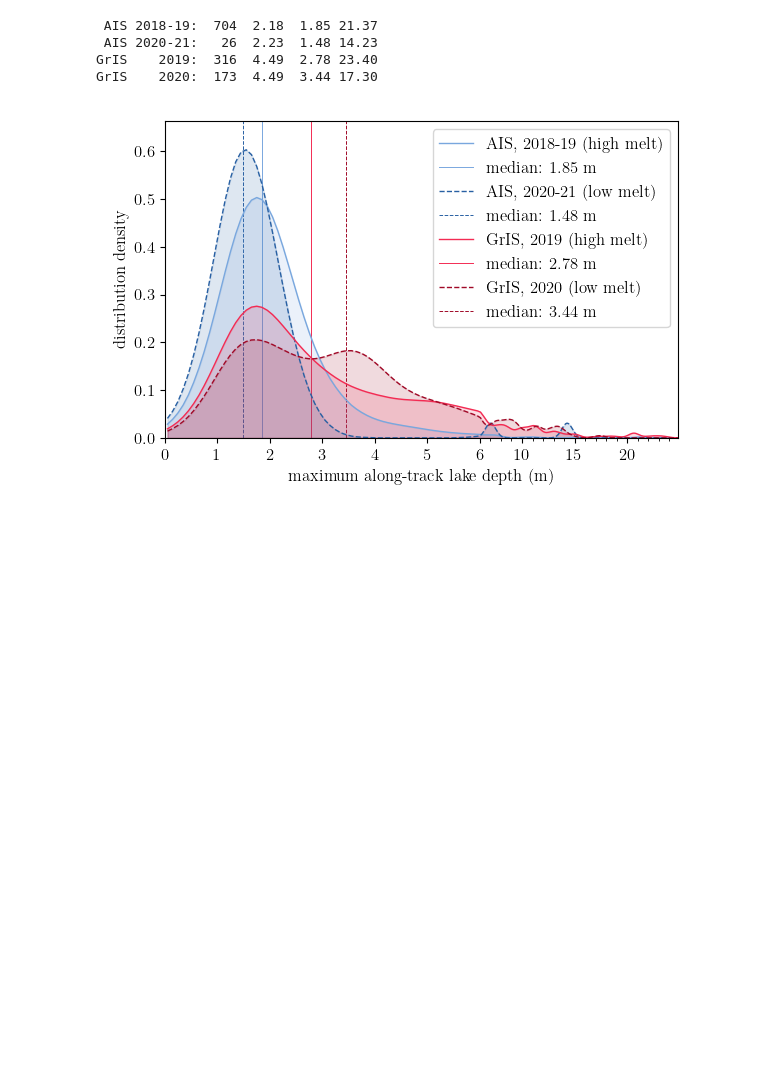
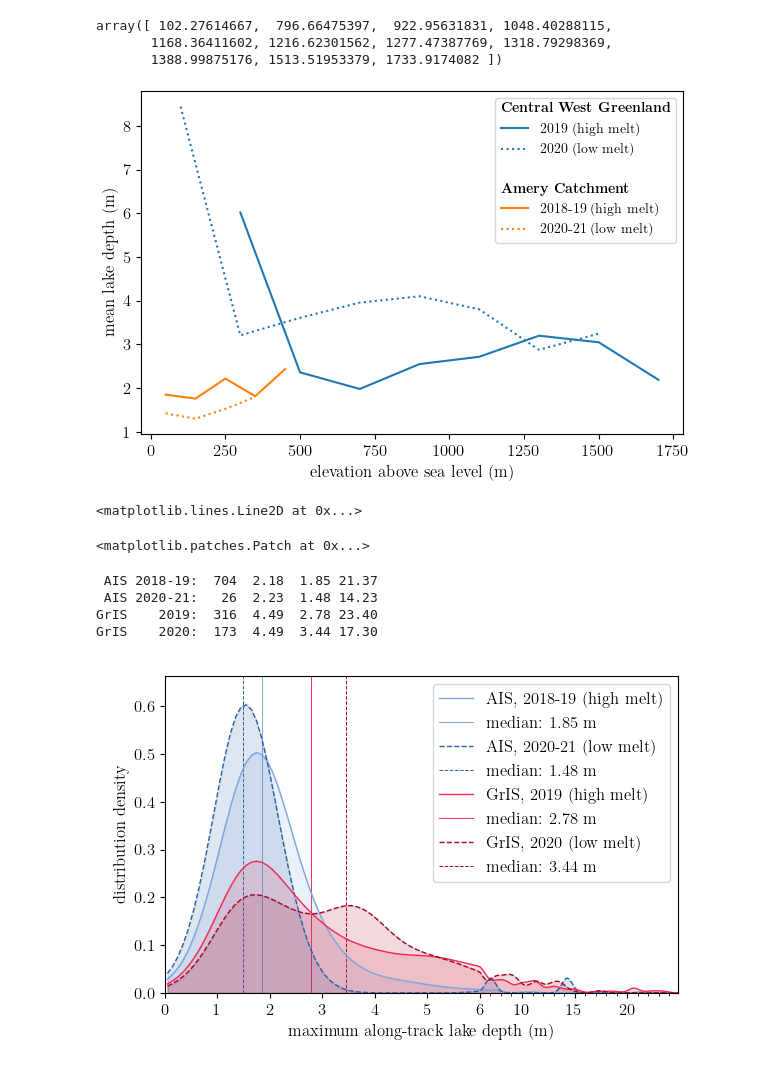
Before and after one commit to fliphilipp/icelakes-methods, a Jupyter notebook: 10-results_depth_distribution.ipynb, the cells around one changed output. Cells and saved outputs as stored; diff of their text form; code cells hidden in the pictures; blank space fills up the shorter version.

```diff
--- a/10-results_depth_distribution.ipynb
+++ b/10-results_depth_distribution.ipynb
@@ -62,6 +62,80 @@ from lakeanalysis.utils import dictobj, convert_time_to_string, read_melt_lake_h
 # %%
 df_lakes = pd.read_csv('data/lakestats_methods_paper_depth_update.csv')
 # df_lakes = df_lakes[df_lakes.quality_summary > 0]
+# %%
+np.percentile(dfg.surface_elevation, np.arange(0,101,10))
+# %% [output]
+array([ 102.27614667,  796.66475397,  922.95631831, 1048.40288115,
+       1168.36411602, 1216.62301562, 1277.47387769, 1318.79298369,
+       1388.99875176, 1513.51953379, 1733.9174082 ])
+# %%
+from matplotlib.patches import Patch
+def style_legend_titles_by_removing_handles(leg: matplotlib.legend.Legend) -> None:
+    for col in leg._legend_handle_box.get_children():
+        row = col.get_children()
+        new_children: list[plt.Artist] = []
+        for hpacker in row:
+            if not isinstance(hpacker, matplotlib.offsetbox.HPacker):
+                new_children.append(hpacker)
+                continue
+            drawing_area, text_area = hpacker.get_children()
+            handle_artists = drawing_area.get_children()
+            if not all(a.get_visible() for a in handle_artists):
+                new_children.append(text_area)
+            else:
+                new_children.append(hpacker)
+        col._children = new_children
+# %%
+df_lakes=df_lakes[~np.isnan(df_lakes.depth_95th_pctl)]
+dfg = df_lakes[df_lakes.ice_sheet == 'GrIS']
+dfg19 = df_lakes[(df_lakes.ice_sheet == 'GrIS') & (df_lakes.melt_season=='2019')]
+dfg20 = df_lakes[(df_lakes.ice_sheet == 'GrIS') & (df_lakes.melt_season=='2020')]
+dfa = df_lakes[df_lakes.ice_sheet == 'AIS']
+dfa18 = df_lakes[(df_lakes.ice_sheet == 'AIS') & (df_lakes.melt_season=='2018-19')]
+dfa20 = df_lakes[(df_lakes.ice_sheet == 'AIS') & (df_lakes.melt_season=='2020-21')]
+# stat='mean'
+stat='median'
+step = 200
+maxelev = 2000
+bins = np.arange(0, maxelev+step/2, step)
+# bins = np.percentile(dfg.surface_elevation, np.arange(0,101,5))
+mids_gre = bins[:-1] + np.diff(bins)/2
+depthelev_gre = binned_statistic(dfg.surface_elevation, dfg.depth_95th_pctl, statistic=stat, bins=bins)
+depthelev_gre19 = binned_statistic(dfg19.surface_elevation, dfg19.depth_95th_pctl, statistic=stat, bins=bins)
+depthelev_gre20 = binned_statistic(dfg20.surface_elevation, dfg20.depth_95th_pctl, statistic=stat, bins=bins)
+step = 100
+maxelev = 500
+bins = np.arange(0, maxelev+step/2, step)
+mids_ant = bins[:-1] + np.diff(bins)/2
+depthelev_ant = binned_statistic(dfa.surface_elevation, dfa.depth_95th_pctl, statistic=stat, bins=bins)
+depthelev_ant18 = binned_statistic(dfa18.surface_elevation, dfa18.depth_95th_pctl, statistic=stat, bins=bins)
+depthelev_ant20 = binned_statistic(dfa20.surface_elevation, dfa20.depth_95th_pctl, statistic=stat, bins=bins)
+
+fig,ax = plt.subplots(figsize=[6,4])
+g19, = ax.plot(mids_gre, depthelev_gre19.statistic, ls='-', c='C0', label='2019 (high melt)')
+g20, = ax.plot(mids_gre, depthelev_gre20.statistic, ls=':', c='C0', label='2020 (low melt)')
+a18, = ax.plot(mids_ant, depthelev_ant18.statistic, ls='-', c='C1', label='2018-19 (high melt)')
+a20, = ax.plot(mids_ant, depthelev_ant20.statistic, ls=':', c='C1', label='2020-21 (low melt)')
+empty_hdl = Patch(visible=False, label='')
+cwhdl = Patch(visible=False, label=r'\textbf{Central West Greenland}')
+bchdl = Patch(visible=False, label=r'\textbf{Amery Catchment}')
+ax.set_xlabel('elevation above sea level (m)')
+ax.set_ylabel('mean lake depth (m)')
+hdls = [cwhdl, g19, g20, empty_hdl, bchdl, a18, a20]
+leg = ax.legend(handles=hdls, loc='upper right', fontsize=10)
+style_legend_titles_by_removing_handles(leg)
+fig.tight_layout(pad=0.3)
+# %% [output]
+[figure, added]
+# %%
+a20
+# %% [output]
+<matplotlib.lines.Line2D at 0x...>
+# %%
+empty_handle = Patch(visible=False, label='')
+empty_handle
+# %% [output]
+<matplotlib.patches.Patch at 0x...>
 # %%
 plt.rcParams.update({
     'font.size': 12,
```
Also changed, not shown: parts of 4 cells of this notebook, 7 other files.
